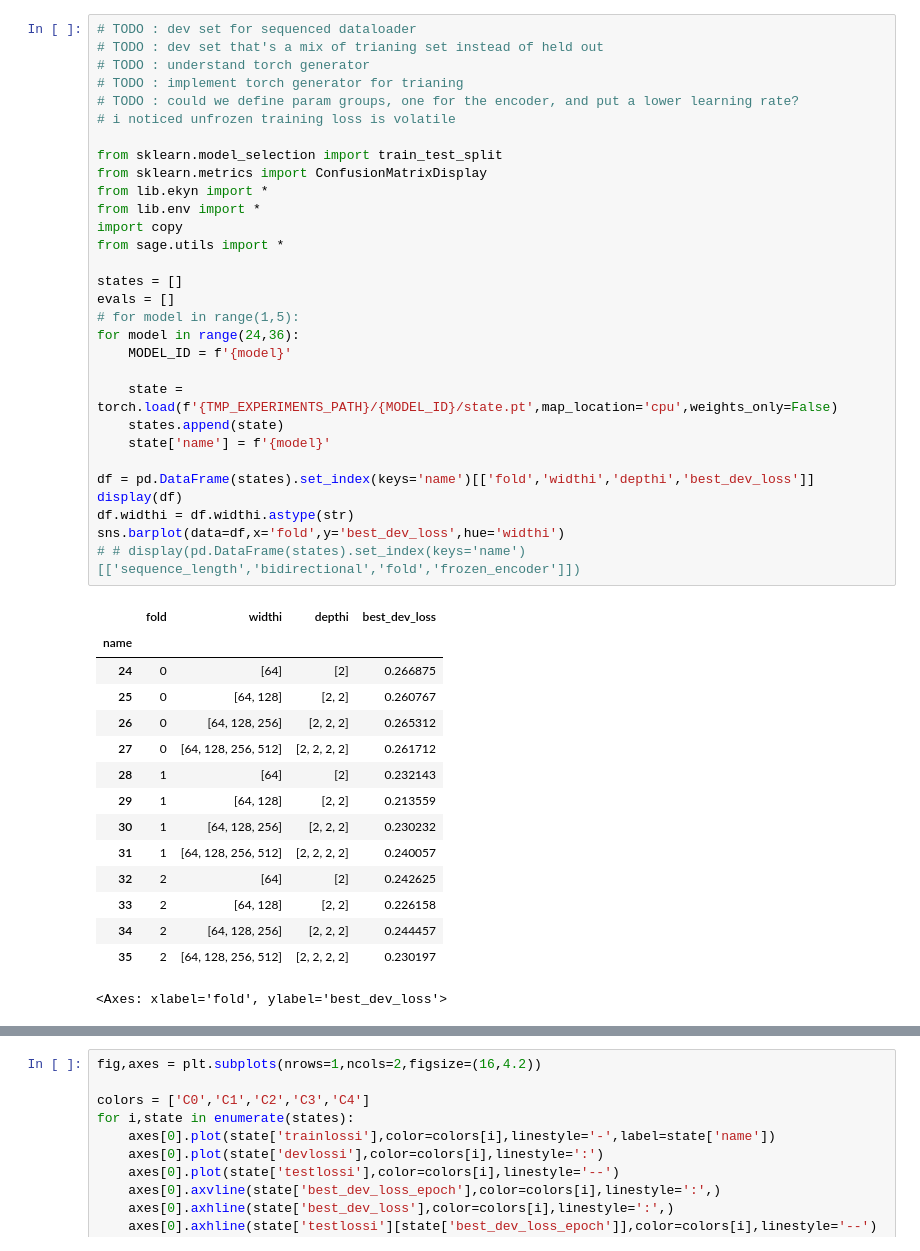
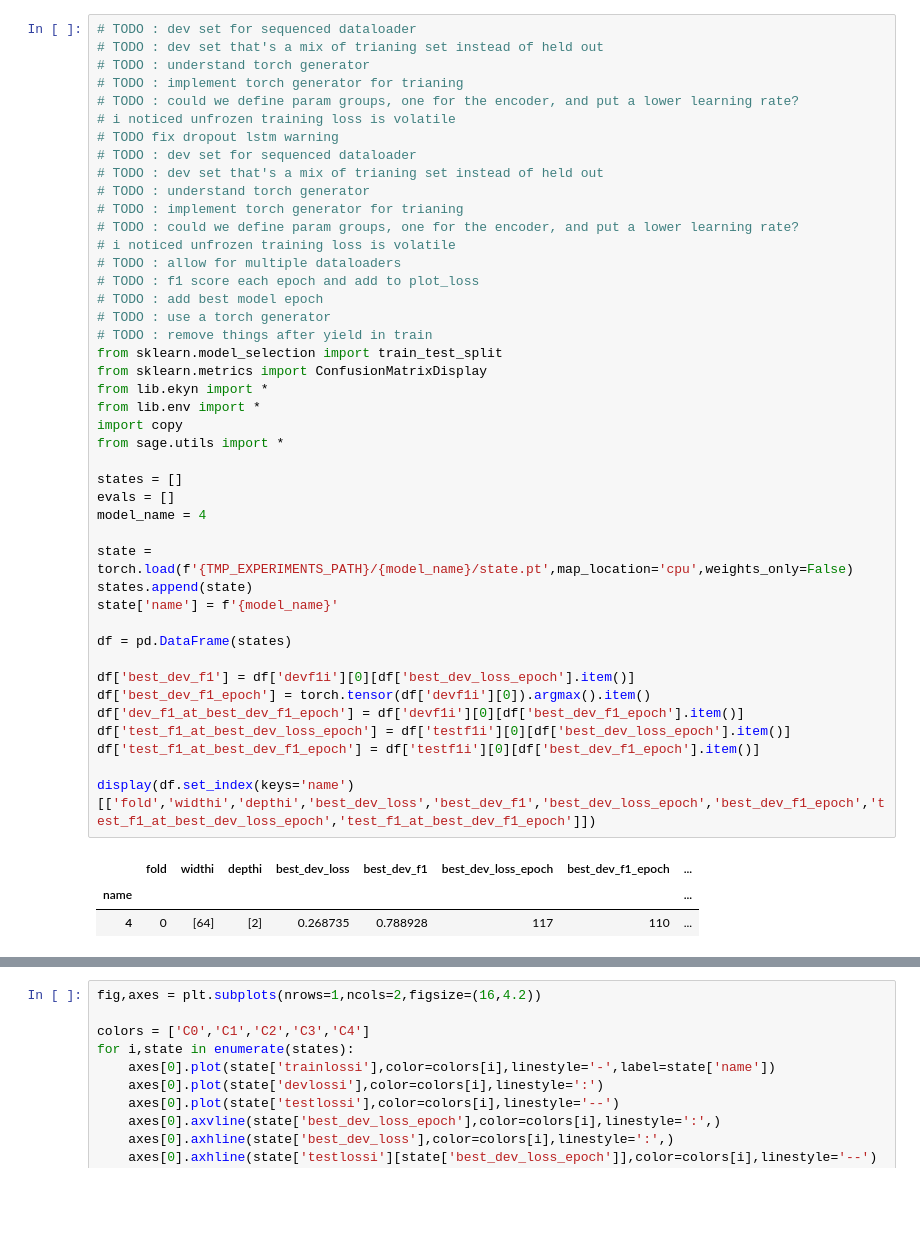
Before and after one commit to smithandrewk/sleep_ml, a Jupyter notebook: eval_resnet_search.ipynb, the cells around one changed output, grey strips where cells are left out. Cells and saved outputs as stored; diff of their text form; blank space fills up the shorter version.

```diff
--- a/eval_resnet_search.ipynb
+++ b/eval_resnet_search.ipynb
@@ -1,46 +1,47 @@
 # %%
 # TODO : dev set for sequenced dataloader
 # TODO : dev set that's a mix of trianing set instead of held out
 # TODO : understand torch generator
 # TODO : implement torch generator for trianing
 # TODO : could we define param groups, one for the encoder, and put a lower learning rate?
 # i noticed unfrozen training loss is volatile
-
+# TODO fix dropout lstm warning
+# TODO : dev set for sequenced dataloader
+# TODO : dev set that's a mix of trianing set instead of held out
+# TODO : understand torch generator
+# TODO : implement torch generator for trianing
+# TODO : could we define param groups, one for the encoder, and put a lower learning rate?
+# i noticed unfrozen training loss is volatile
+# TODO : allow for multiple dataloaders
+# TODO : f1 score each epoch and add to plot_loss
+# TODO : add best model epoch
+# TODO : use a torch generator
+# TODO : remove things after yield in train
 from sklearn.model_selection import train_test_split
 from sklearn.metrics import ConfusionMatrixDisplay
 from lib.ekyn import *
 from lib.env import *
 import copy
 from sage.utils import *
 
 states = []
 evals = []
-# for model in range(1,5):
-for model in range(24,36):
-    MODEL_ID = f'{model}'
+model_name = 4
 
-    state = torch.load(f'{TMP_EXPERIMENTS_PATH}/{MODEL_ID}/state.pt',map_location='cpu',weights_only=False)
-    states.append(state)
-    state['name'] = f'{model}'
+state = torch.load(f'{TMP_EXPERIMENTS_PATH}/{model_name}/state.pt',map_location='cpu',weights_only=False)
+states.append(state)
+state['name'] = f'{model_name}'
 
-df = pd.DataFrame(states).set_index(keys='name')[['fold','widthi','depthi','best_dev_loss']]
-display(df)
-df.widthi = df.widthi.astype(str)
-sns.barplot(data=df,x='fold',y='best_dev_loss',hue='widthi')
-# # display(pd.DataFrame(states).set_index(keys='name')[['sequence_length','bidirectional','fold','frozen_encoder']])
+df = pd.DataFrame(states)
+
+df['best_dev_f1'] = df['devf1i'][0][df['best_dev_loss_epoch'].item()]
+df['best_dev_f1_epoch'] = torch.tensor(df['devf1i'][0]).argmax().item()
+df['dev_f1_at_best_dev_f1_epoch'] = df['devf1i'][0][df['best_dev_f1_epoch'].item()]
+df['test_f1_at_best_dev_loss_epoch'] = df['testf1i'][0][df['best_dev_loss_epoch'].item()]
+df['test_f1_at_best_dev_f1_epoch'] = df['testf1i'][0][df['best_dev_f1_epoch'].item()]
+
+display(df.set_index(keys='name')[['fold','widthi','depthi','best_dev_loss','best_dev_f1','best_dev_loss_epoch','best_dev_f1_epoch','test_f1_at_best_dev_loss_epoch','test_f1_at_best_dev_f1_epoch']])
 # %% [output]
-|  | fold | widthi | depthi | best_dev_loss |
-| name |  |  |  |  |
-| 24 | 0 | [64] | [2] | 0.266875 |
-| 25 | 0 | [64, 128] | [2, 2] | 0.260767 |
-| 26 | 0 | [64, 128, 256] | [2, 2, 2] | 0.265312 |
-| 27 | 0 | [64, 128, 256, 512] | [2, 2, 2, 2] | 0.261712 |
-| 28 | 1 | [64] | [2] | 0.232143 |
-| 29 | 1 | [64, 128] | [2, 2] | 0.213559 |
-| 30 | 1 | [64, 128, 256] | [2, 2, 2] | 0.230232 |
-| 31 | 1 | [64, 128, 256, 512] | [2, 2, 2, 2] | 0.240057 |
-| 32 | 2 | [64] | [2] | 0.242625 |
-| 33 | 2 | [64, 128] | [2, 2] | 0.226158 |
-| 34 | 2 | [64, 128, 256] | [2, 2, 2] | 0.244457 |
-| 35 | 2 | [64, 128, 256, 512] | [2, 2, 2, 2] | 0.230197 |
+|  | fold | widthi | depthi | best_dev_loss | best_dev_f1 | best_dev_loss_epoch | best_dev_f1_epoch | ... |
+| name |  |  |  |  |  |  |  | ... |
+| 4 | 0 | [64] | [2] | 0.268735 | 0.788928 | 117 | 110 | ... |
-<Axes: xlabel='fold', ylabel='best_dev_loss'>
```
Also changed, not shown: parts of 13 cells of this notebook, 3 other files.
